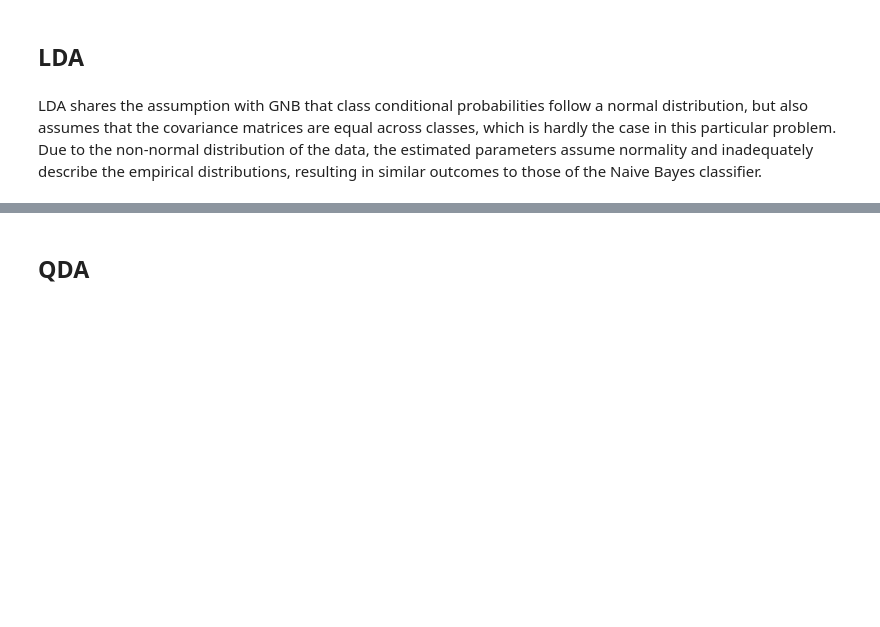
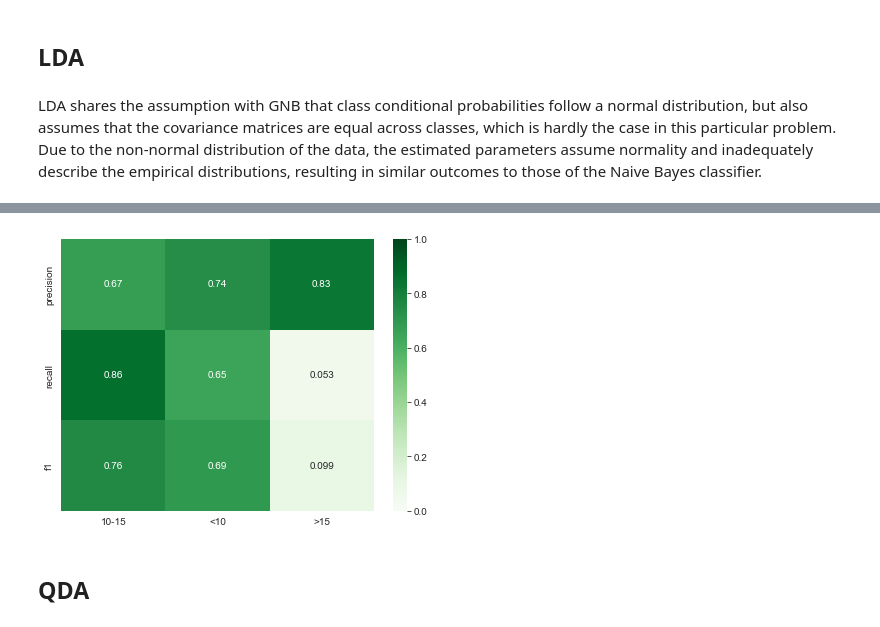
Before and after one commit to kiril-b/Machine-Learning-Labs, a Jupyter notebook: generative_classifiers_Lab1.ipynb, the cells around one changed output, grey strips where cells are left out. Drawn from its saved outputs; the diff is of its cells as text; code cells hidden in the pictures; blank space fills up the shorter version.

```diff
--- a/generative_classifiers_Lab1.ipynb
+++ b/generative_classifiers_Lab1.ipynb
@@ -200,3 +254,8 @@ print_results(train_y, test_y, y_pred_lda_train, y_pred_lda_test, lda)
+# %%
+_, axis = plt.subplots(1, 1, figsize=(7, 5))
+plot_metrics_per_class(test_y, y_pred_lda_test, axis)
+# %% [output]
+[figure, added]
 # %% [markdown]
 ## QDA
 # %% [markdown]
```
Also changed, not shown: parts of 21 cells of this notebook.
